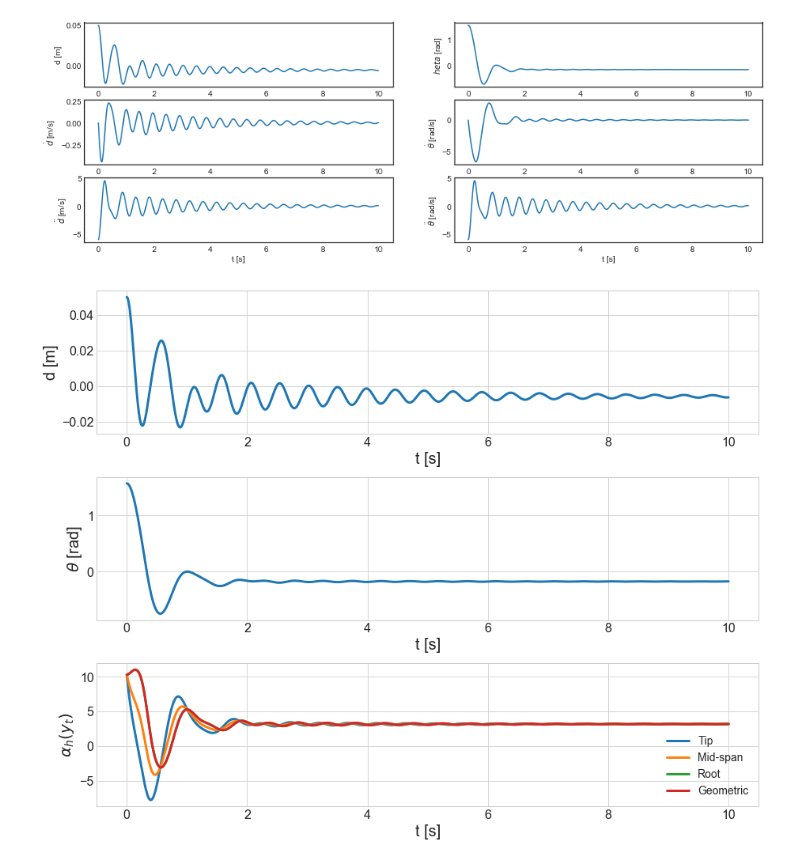
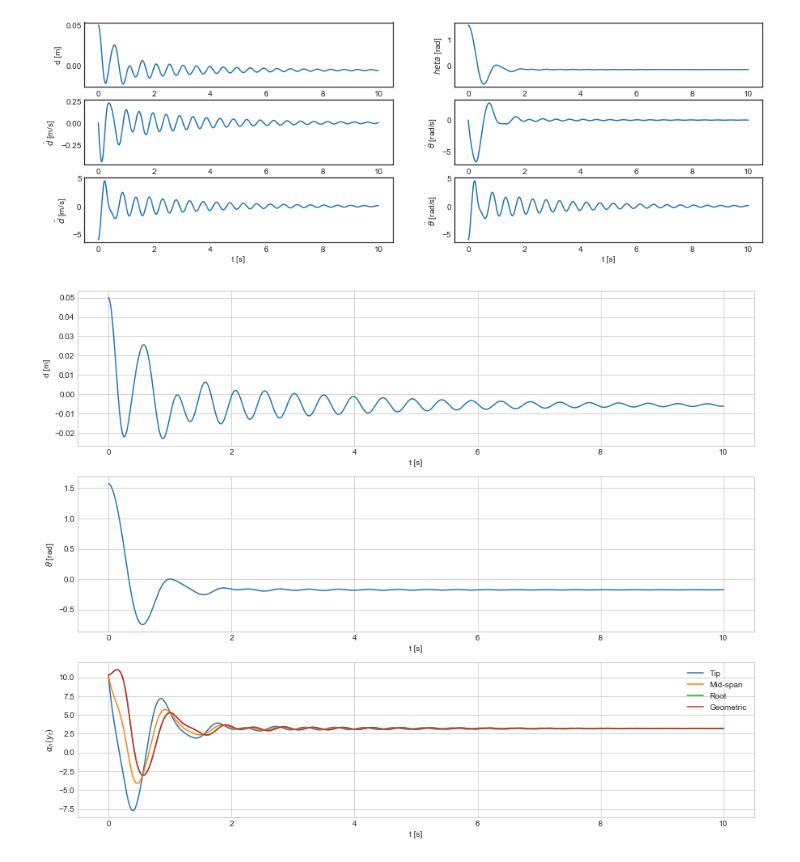
Before and after one commit to fh9g12/FwtModels, a Jupyter notebook: Workbooks/6_lets roll a rigid wing/3_New_aero_Model.ipynb, the cells around one changed output. Cells and saved outputs as stored; diff of their text form; code cells hidden in the pictures.

```diff
--- a/Workbooks/6_lets roll a rigid wing/3_New_aero_Model.ipynb
+++ b/Workbooks/6_lets roll a rigid wing/3_New_aero_Model.ipynb
@@ -39,7 +39,7 @@ m = dof2.RigidElement(fwt_com_frame,rot,M_fwt)
 fwt_frame_aero = fwt_frame.Translate(0,p.y_f,0)
 
 c_l = p.a_t - p.a_t*p.y_f/p.s
-AeroForces = ams.AeroModelv2(p,fwt_frame_aero,c_l,p.y_f,AoA_expr = ams.FwtAoA(p,p.q[0]))
+AeroForces = ams.AeroModelv2(p,fwt_frame_aero,c_l,p.y_f,p.s,AoA_expr = ams.FwtAoA(p,p.q[0]))
 GravityForces = ams.GravityModel(p,fwt_com_frame,sym.Matrix([0,0,p.g*p.m]))
 CompositeForce = ams.CompositeForce([GravityForces,AeroForces])
 
@@ -115,7 +115,7 @@ Text(0.5, 0, 't [s]')
 [figure]
 # %%
 plt.style.use('seaborn-whitegrid')
-plt.style.use(r'C:\Users\qe19391\OneDrive - University of Bristol\Documents\Projects\FWTD modelling\Styles\presentation.mplstyle')
+#plt.style.use(r'C:\Users\qe19391\OneDrive - University of Bristol\Documents\Projects\FWTD modelling\Styles\presentation.mplstyle')
 
 fig, axes = plt.subplots(3,1,figsize=(15,12))
 #fig.tight_layout()
@@ -136,34 +136,34 @@ axes[1].set_xlabel('t [s]')
 #alphas = AeroForces.GetAlpha(p.GetNumericTuple(x,t),x,t)
 
 x = yi[:4,:]
 
 p.y_f.value = p.s.value
 l1, = axes[2].plot(t,np.rad2deg(AeroForces.GetAlpha(p.GetNumericTuple(x,t),x,t)))
 
 p.y_f.value = p.s.value/2
 l2, = axes[2].plot(t,np.rad2deg(AeroForces.GetAlpha(p.GetNumericTuple(x,t),x,t)))
 
 p.y_f.value = 0.00
 l3, = axes[2].plot(t,np.rad2deg(AeroForces.GetAlpha(p.GetNumericTuple(x,t),x,t)))
 
 #zero velocities
 yi_v0 = yi[:4,:].copy()
 yi_v0[[1,3],:] = 0
 p.y_f.value = 0
 l4, = axes[2].plot(t,np.rad2deg(AeroForces.GetAlpha(p.GetNumericTuple(x,t),x,t)))
 
 l1.set_label('Tip')
 l2.set_label('Mid-span')
 l3.set_label('Root')
 l4.set_label('Geometric')
 axes[2].legend()
 axes[2].set_ylabel(r'$\alpha_h(y_t)$')
 axes[2].set_xlabel('t [s]')
 #axes[3][0].set_ylim(0.5,1.5)
 PhotoDir = r'C:\Users\qe19391\OneDrive - University of Bristol\Documents\Projects\FWTD modelling\Videos & Photos'+'\\'
 plt.savefig(PhotoDir + r'ModelStates.png',transparent=True,bbox_inches='tight')
 # %% [output]
-[figure, old version]
+[figure, new version]
 # %%
 import matplotlib.animation as animation
 from IPython.display import HTML
```
Also changed, not shown: parts of 5 cells of this notebook, 3 other files.
